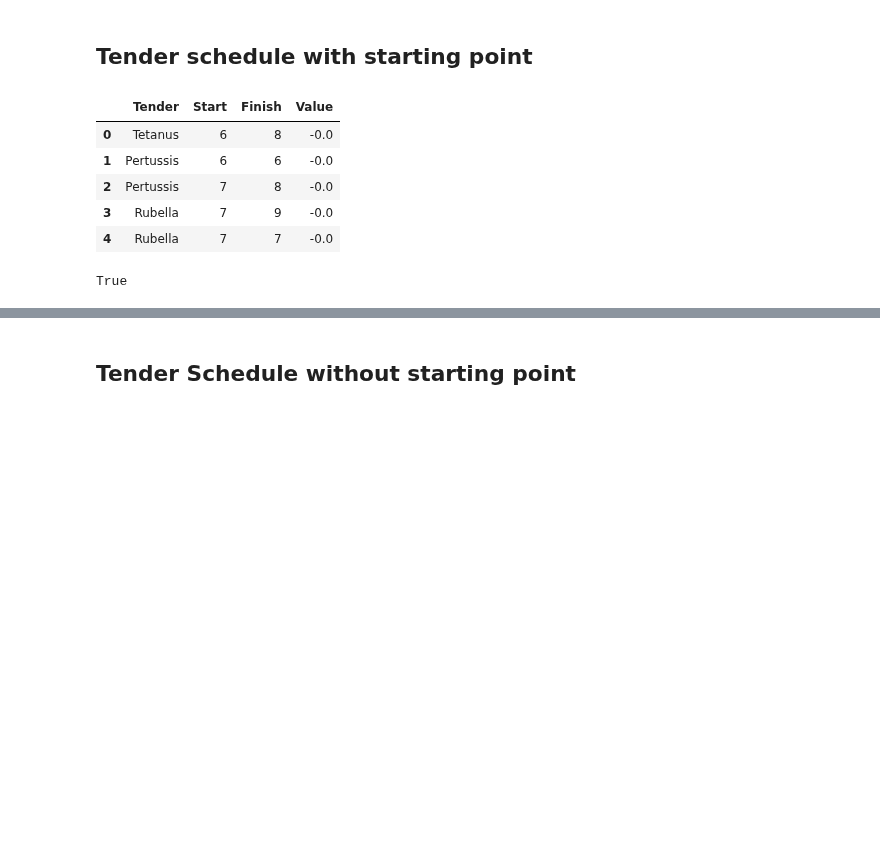
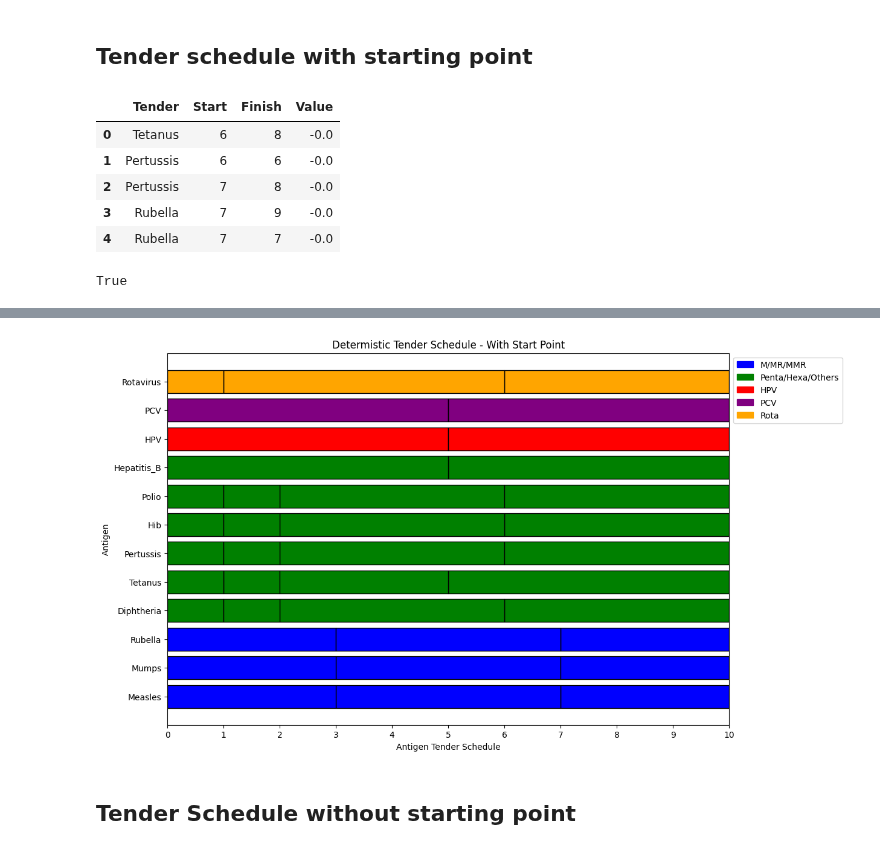
Before and after one commit to nuhorchak/Vaccine_Tender, a Jupyter notebook: tender_schedule_visualization.ipynb, the cells around one changed output, grey strips where cells are left out. Saved outputs shown, nothing was run; the diff lists cells and outputs as text; code cells hidden in the pictures; blank space fills up the shorter version.

Commit message:
working color scheme and chart

```diff
--- a/tender_schedule_visualization.ipynb
+++ b/tender_schedule_visualization.ipynb
@@ -111,3 +72,72 @@ plt.show()
+# %%
+import matplotlib.pyplot as plt
+import numpy as np
+import pandas as pd
+
+# Assuming F_values_df is your DataFrame containing data
+
+# Define the desired order
+tender_order = ['Measles', 'Mumps', 'Rubella', 'Diphtheria', 'Tetanus', 'Pertussis', 'Hib', 'Polio', 'Hepatitis_B','HPV', 'PCV', 'Rotavirus']
+
+# Define color groups
+color_groups = {
+    'M/MR/MMR': ['Measles', 'Mumps', 'Rubella'],
+    'Penta/Hexa/Others': ['Diphtheria', 'Tetanus', 'Pertussis', 'Hib', 'Polio', 'Hepatitis_B'],
+    'HPV': ['HPV'],
+    'PCV': ['PCV'],
+    'Rota': ['Rotavirus'],
+}
+
+# Convert the 'Tender' column to a categorical data type with the specified order
+F_values_df['Tender'] = pd.Categorical(F_values_df['Tender'], categories=tender_order, ordered=True)
+
+# Sort the DataFrame based on the categorical order
+F_values_df = F_values_df.sort_values('Tender')
+
+# fig, ax = plt.subplots(figsize=(10, 5))
+fig, ax = plt.subplots(figsize=(12, 8))  # Adjust figure size
+
+# Define colors for each group
+colors = {
+    'M/MR/MMR': 'blue',
+    'Penta/Hexa/Others': 'green',
+    'HPV': 'red',
+    'PCV': 'purple',
+    'Rota': 'orange',
+}
+
+# Iterate through rows and plot bars based on conditions and color groups
+for index, row in F_values_df.iterrows():
+    if row['Value'] == 1:
+        start = row['Start'] - 1
+        end = row['Finish']
+
+        # Choose color based on the group
+        for group, tenders in color_groups.items():
+            if row['Tender'] in tenders:
+                color = colors[group]
+                ax.barh(row['Tender'], width=end - start, left=start, edgecolor='black', color=color)
+
+# Set labels and show the plot
+ax.set_xlim(0, 10)
+ax.set_xticks(range(11))
+
+ax.set_xlabel('Antigen Tender Schedule')
+ax.set_ylabel('Antigen')
+plt.title('Determistic Tender Schedule - With Start Point')
+
+# Create a legend with adjusted location
+legend_labels = [plt.Rectangle((0,0),1,1, color=colors[group], label=group) for group in color_groups.keys()]
+ax.legend(legend_labels, color_groups.keys(), loc='upper left', bbox_to_anchor=(1, 1))
+
+
+# Save and show the plot
+# plt.savefig('Deterministic_Tenders_With_Start_Color_Groups_Same_Color.png')
+plt.savefig('Deterministic_Tenders_With_Start_Color_Groups_Same_Color.png', bbox_inches='tight', pad_inches=0.1)
+plt.show()
+plt.show()
+# %% [output]
+[figure, added]
 # %% [markdown]
 ## Tender Schedule without starting point
 # %%
```
Also changed, not shown: parts of 5 cells of this notebook, 9 other files.
